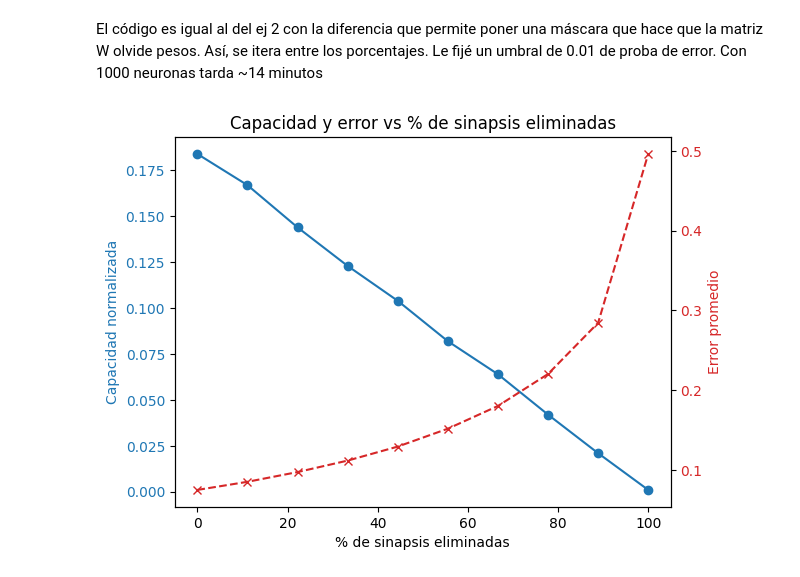
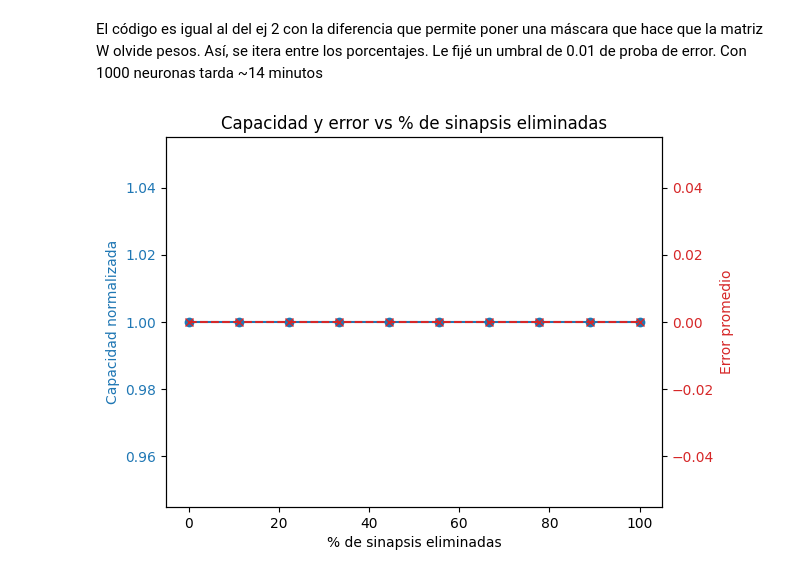
Before and after one commit to Icavicchioli/Redes-neuronales, a Jupyter notebook: Ej3_tp1.ipynb, the cells around one changed output. Cells and saved outputs as stored; diff of their text form; code cells hidden in the pictures.

```diff
--- a/Ej3_tp1.ipynb
+++ b/Ej3_tp1.ipynb
@@ -257,36 +258,36 @@ class evaluacion_capacidad_red_neuronal:
 # %% [markdown]
 El código es igual al del ej 2 con la diferencia que permite poner una máscara que hace que la matriz W olvide pesos. Así, se itera entre los porcentajes. Le fijé un umbral de 0.01 de proba de error. Con 1000 neuronas tarda ~14 minutos
 # %%
-n_neuronas = 1000
+n_neuronas = 1
 porcentajes = np.linspace(0, 1, 10)  # del 0% al 50% de sinapsis eliminadas
 capacidades = []
 errores_promedios = []
 
 for p in porcentajes:
     ERN = evaluacion_capacidad_red_neuronal(n_neuronas)
     ERN.eliminar_sinapsis(p)  # aplicamos la máscara
     errores, n_patrones = ERN.estimar_errores_vs_patrones()
     capacidad = ERN.capacidad_dada_proba(errores, n_patrones, prob_error_max=0.01)
 
     capacidades.append(capacidad / n_neuronas)
     errores_promedios.append(np.mean(errores))
 
 # Graficamos
 fig, ax1 = plt.subplots()
 
 color = 'tab:blue'
 ax1.set_xlabel('% de sinapsis eliminadas')
 ax1.set_ylabel('Capacidad normalizada', color=color)
 ax1.plot(porcentajes*100, capacidades, marker='o', color=color)
 ax1.tick_params(axis='y', labelcolor=color)
 
 ax2 = ax1.twinx()  # segundo eje y para errores
 color = 'tab:red'
 ax2.set_ylabel('Error promedio', color=color)
 ax2.plot(porcentajes*100, errores_promedios, marker='x', linestyle='--', color=color)
 ax2.tick_params(axis='y', labelcolor=color)
 
 plt.title('Capacidad y error vs % de sinapsis eliminadas')
 plt.show()
 # %% [output]
-[figure, old version]
+[figure, new version]
```
Also changed, not shown: parts of 8 cells of this notebook, 17 other files.
